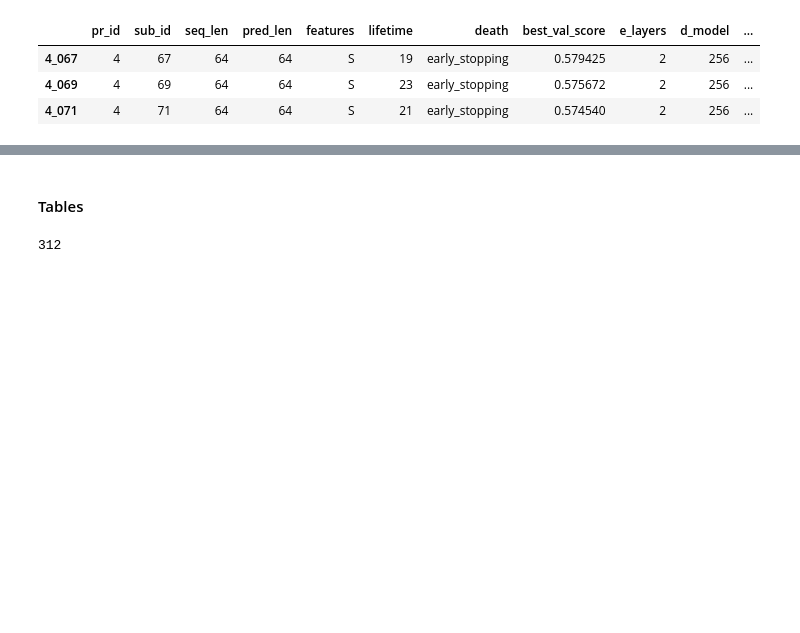
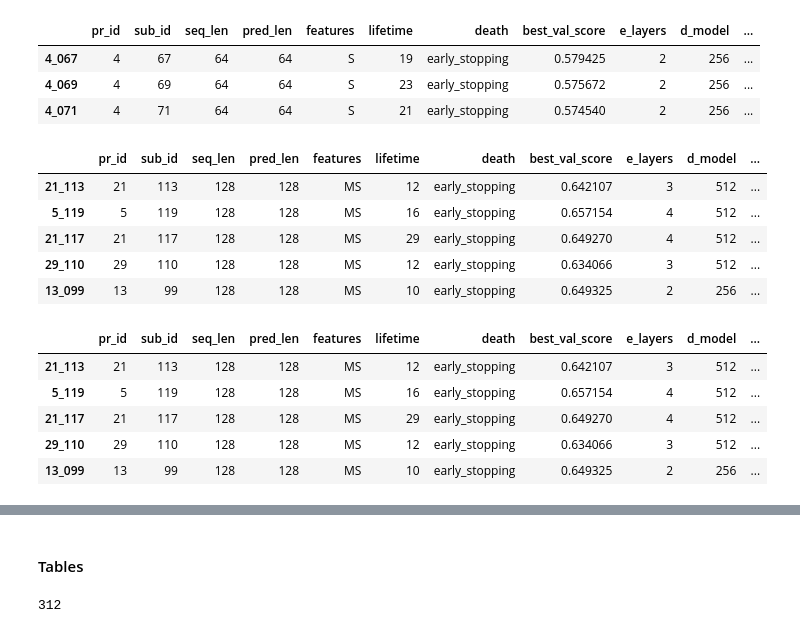
Before and after one commit to arnaud-odet/Time-Series-Library, a Jupyter notebook: results.ipynb, the cells around one changed output, grey strips where cells are left out. Saved outputs shown, nothing was run; the diff lists cells and outputs as text; code cells hidden in the pictures; blank space fills up the shorter version.

```diff
--- a/results.ipynb
+++ b/results.ipynb
@@ -470,3 +487,21 @@ testing_logs.head(3)
 | 4_067 | 4 | 67 | 64 | 64 | S | 19 | early_stopping | 0.579425 | 2 | 256 | ... |
 | 4_069 | 4 | 69 | 64 | 64 | S | 23 | early_stopping | 0.575672 | 2 | 256 | ... |
 | 4_071 | 4 | 71 | 64 | 64 | S | 21 | early_stopping | 0.574540 | 2 | 256 | ... |
+# %%
+th = 128
+
+display(testing_logs[(testing_logs['seq_len']==th)&(testing_logs['features']=='MS')].sort_values('fde').head(5))
+testing_logs[(testing_logs['seq_len']==th)&(testing_logs['features']=='MS')&(testing_logs['model']!='Crossformer')].sort_values('fde').head(5)
+# %% [output]
+|  | pr_id | sub_id | seq_len | pred_len | features | lifetime | death | best_val_score | e_layers | d_model | ... |
+| 21_113 | 21 | 113 | 128 | 128 | MS | 12 | early_stopping | 0.642107 | 3 | 512 | ... |
+| 5_119 | 5 | 119 | 128 | 128 | MS | 16 | early_stopping | 0.657154 | 4 | 512 | ... |
+| 21_117 | 21 | 117 | 128 | 128 | MS | 29 | early_stopping | 0.649270 | 4 | 512 | ... |
+| 29_110 | 29 | 110 | 128 | 128 | MS | 12 | early_stopping | 0.634066 | 3 | 512 | ... |
+| 13_099 | 13 | 99 | 128 | 128 | MS | 10 | early_stopping | 0.649325 | 2 | 256 | ... |
+|  | pr_id | sub_id | seq_len | pred_len | features | lifetime | death | best_val_score | e_layers | d_model | ... |
+| 21_113 | 21 | 113 | 128 | 128 | MS | 12 | early_stopping | 0.642107 | 3 | 512 | ... |
+| 5_119 | 5 | 119 | 128 | 128 | MS | 16 | early_stopping | 0.657154 | 4 | 512 | ... |
+| 21_117 | 21 | 117 | 128 | 128 | MS | 29 | early_stopping | 0.649270 | 4 | 512 | ... |
+| 29_110 | 29 | 110 | 128 | 128 | MS | 12 | early_stopping | 0.634066 | 3 | 512 | ... |
+| 13_099 | 13 | 99 | 128 | 128 | MS | 10 | early_stopping | 0.649325 | 2 | 256 | ... |
```
Also changed, not shown: parts of 7 cells of this notebook, 3 other files.
